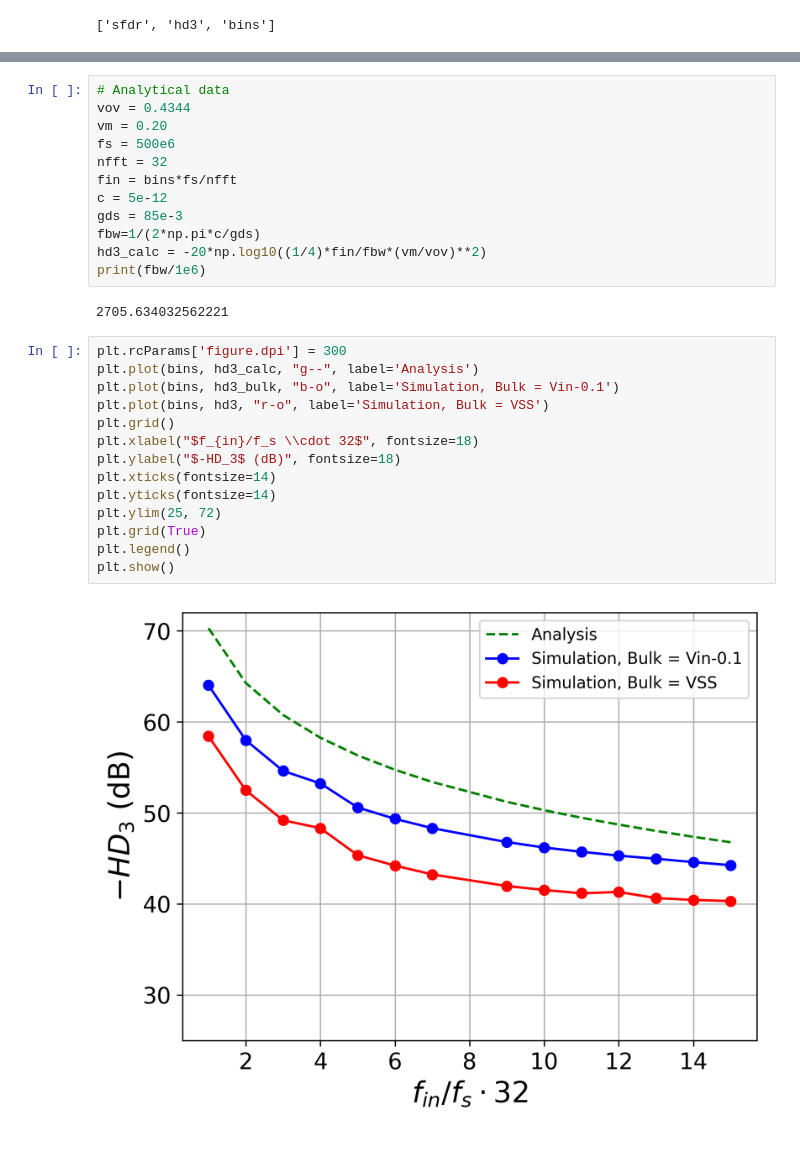
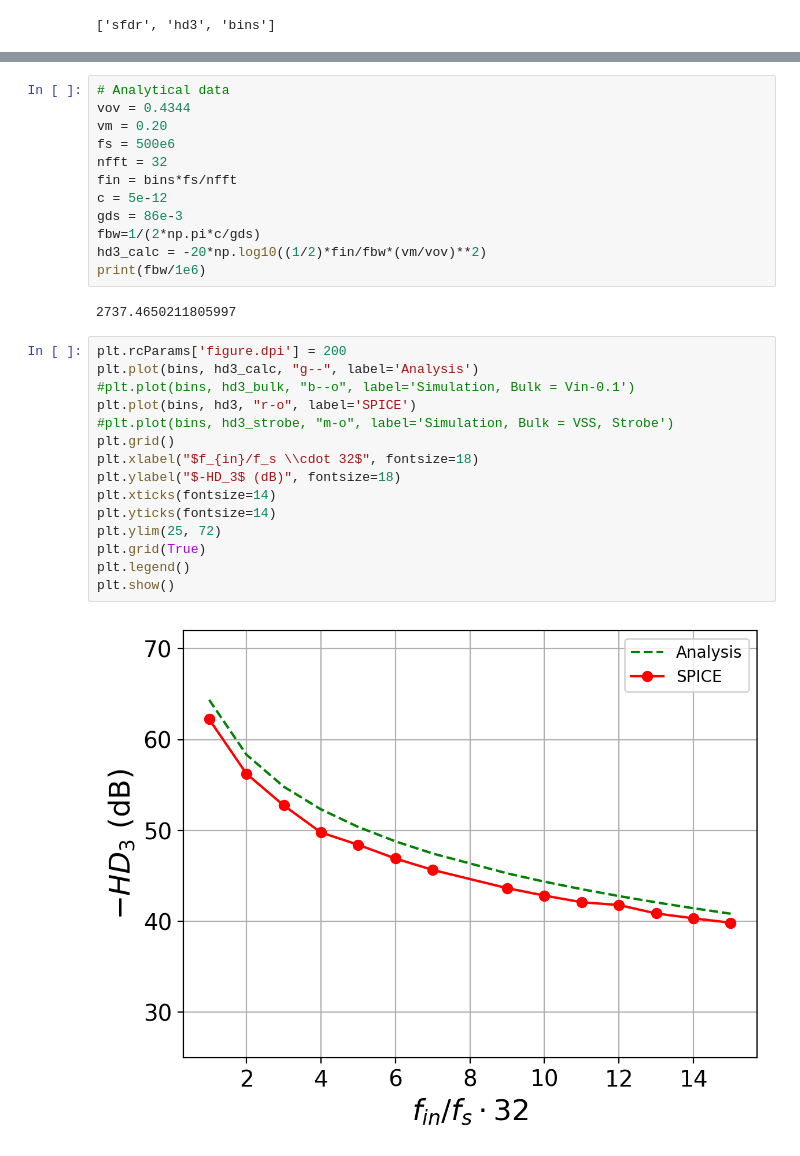
Before and after one commit to bmurmann/ICONS2026, a Jupyter notebook: th_nmos/plot_tb_th_nmos.ipynb, the cells around one changed output, grey strips where cells are left out. Saved outputs shown, nothing was run; the diff lists cells and outputs as text.

```diff
--- a/th_nmos/plot_tb_th_nmos.ipynb
+++ b/th_nmos/plot_tb_th_nmos.ipynb
@@ -34,25 +46,26 @@ fs = 500e6
 nfft = 32
 fin = bins*fs/nfft
 c = 5e-12
-gds = 85e-3
+gds = 86e-3
 fbw=1/(2*np.pi*c/gds)
-hd3_calc = -20*np.log10((1/4)*fin/fbw*(vm/vov)**2)
+hd3_calc = -20*np.log10((1/2)*fin/fbw*(vm/vov)**2)
 print(fbw/1e6)
 # %% [output]
-2705.634032562221
+2737.4650211805997
 # %%
-plt.rcParams['figure.dpi'] = 300
+plt.rcParams['figure.dpi'] = 200
 plt.plot(bins, hd3_calc, "g--", label='Analysis')
-plt.plot(bins, hd3_bulk, "b-o", label='Simulation, Bulk = Vin-0.1')
-plt.plot(bins, hd3, "r-o", label='Simulation, Bulk = VSS')
+#plt.plot(bins, hd3_bulk, "b--o", label='Simulation, Bulk = Vin-0.1')
+plt.plot(bins, hd3, "r-o", label='SPICE')
+#plt.plot(bins, hd3_strobe, "m-o", label='Simulation, Bulk = VSS, Strobe')
 plt.grid()
 plt.xlabel("$f_{in}/f_s \\cdot 32$", fontsize=18)
 plt.ylabel("$-HD_3$ (dB)", fontsize=18)
 plt.xticks(fontsize=14)
 plt.yticks(fontsize=14)
 plt.ylim(25, 72)
 plt.grid(True)
 plt.legend()
 plt.show()
 # %% [output]
-[figure, old version]
+[figure, new version]
```
Also changed, not shown: parts of 2 cells of this notebook, 28 other files.
